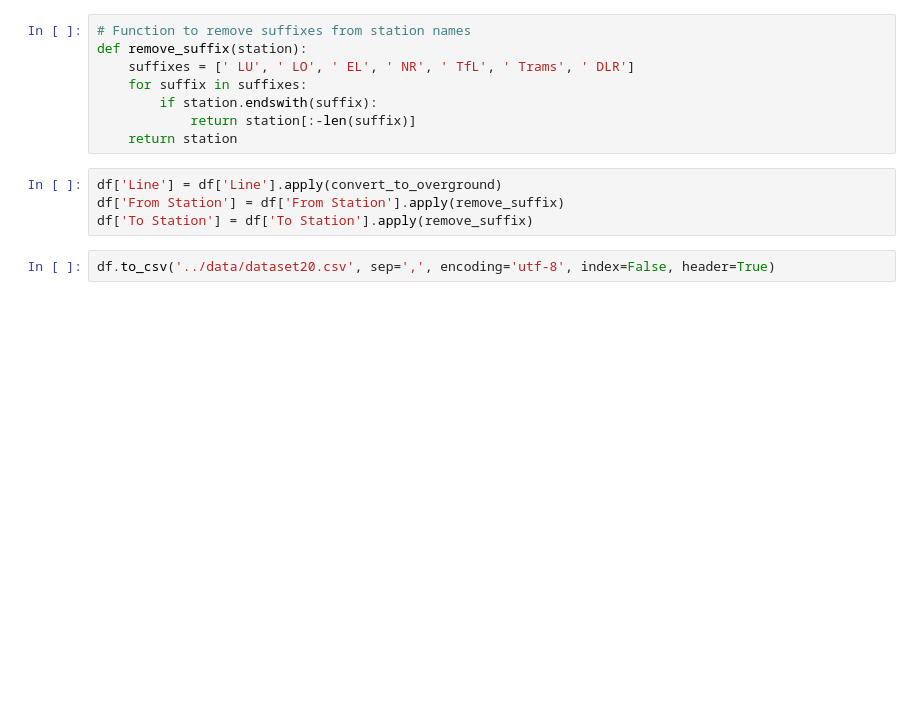
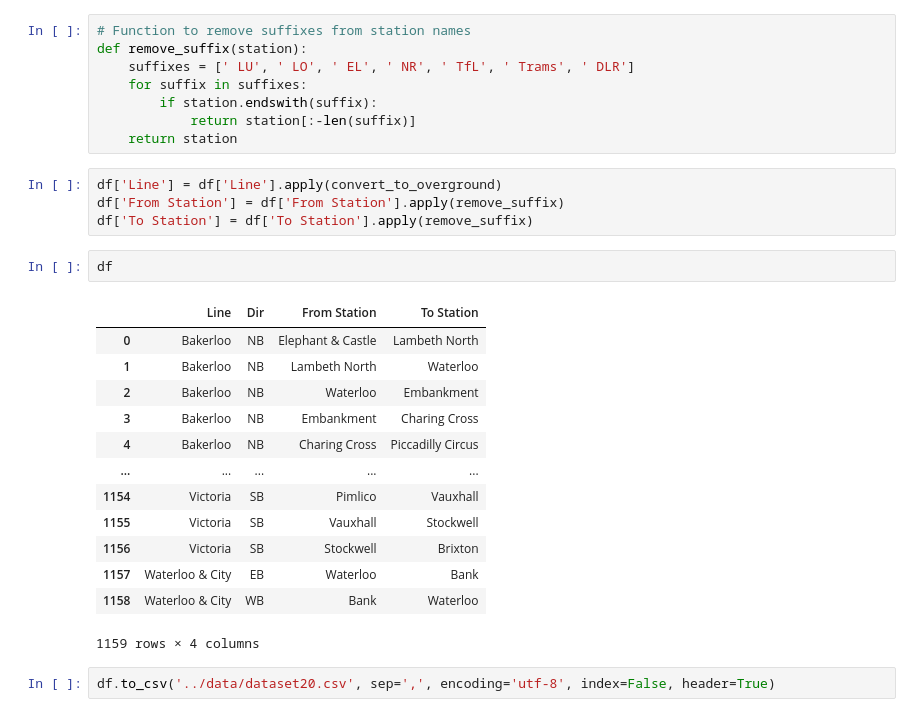
Before and after one commit to AimanxxAnsari/analysis-of-tfl-data, a Jupyter notebook: python-notebooks/draft-test-new-data.ipynb, the cells around one changed output. Cells and saved outputs as stored; diff of their text form; blank space fills up the shorter version.

```diff
--- a/python-notebooks/draft-test-new-data.ipynb
+++ b/python-notebooks/draft-test-new-data.ipynb
@@ -68,5 +69,21 @@ def remove_suffix(station):
 df['Line'] = df['Line'].apply(convert_to_overground)
 df['From Station'] = df['From Station'].apply(remove_suffix)
 df['To Station'] = df['To Station'].apply(remove_suffix)
+# %%
+df
+# %% [output]
+|  | Line | Dir | From Station | To Station |
+| 0 | Bakerloo | NB | Elephant & Castle | Lambeth North |
+| 1 | Bakerloo | NB | Lambeth North | Waterloo |
+| 2 | Bakerloo | NB | Waterloo | Embankment |
+| 3 | Bakerloo | NB | Embankment | Charing Cross |
+| 4 | Bakerloo | NB | Charing Cross | Piccadilly Circus |
+| ... | ... | ... | ... | ... |
+| 1154 | Victoria | SB | Pimlico | Vauxhall |
+| 1155 | Victoria | SB | Vauxhall | Stockwell |
+| 1156 | Victoria | SB | Stockwell | Brixton |
+| 1157 | Waterloo & City | EB | Waterloo | Bank |
+| 1158 | Waterloo & City | WB | Bank | Waterloo |
+1159 rows × 4 columns
 # %%
 df.to_csv('../data/dataset20.csv', sep=',', encoding='utf-8', index=False, header=True)
```
Also changed, not shown: parts of 7 cells of this notebook, 7 other files.
